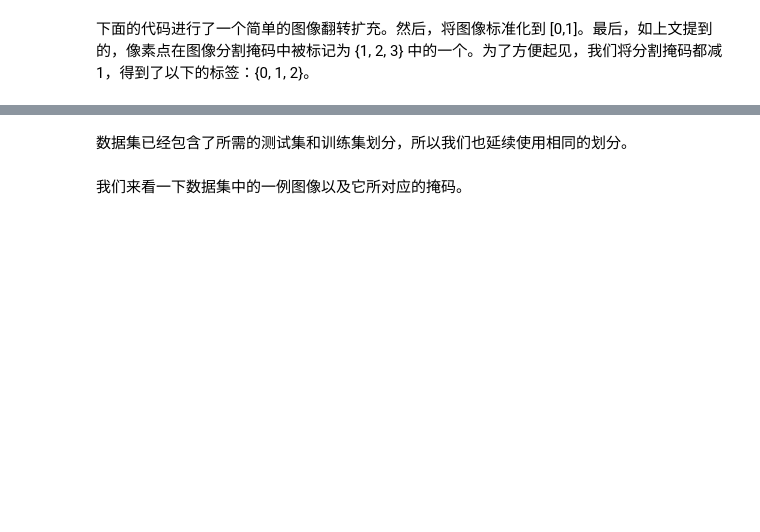
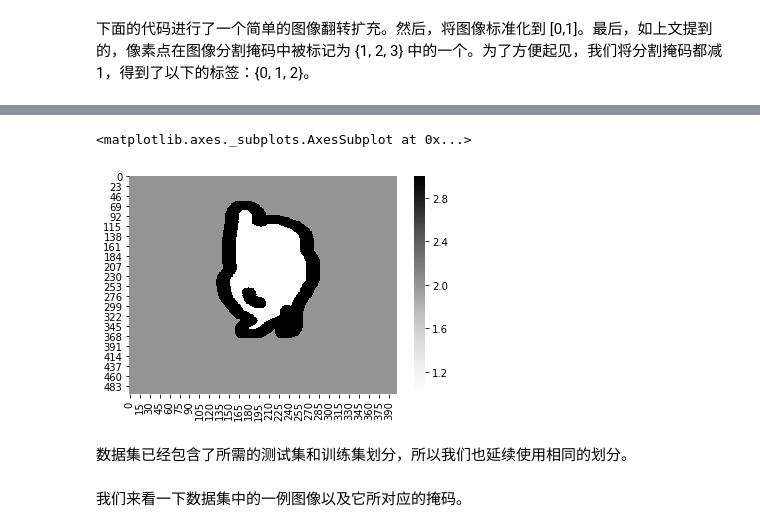
Before and after one commit to wangjianshou/Blog, a Jupyter notebook: cn_segmentation.ipynb.ipynb, the cells around one changed output, grey strips where cells are left out. Drawn from its saved outputs; the diff is of its cells as text; code cells hidden in the pictures; blank space fills up the shorter version.

```diff
--- a/cn_segmentation.ipynb.ipynb
+++ b/cn_segmentation.ipynb.ipynb
@@ -69,0 +88,2 @@ dataset, info = tfds.load('oxford_iiit_pet:3.1.0', with_info=True)
+# %%
+mask = list(a.as_numpy_iterator())[0]['segmentation_mask']
@@ -70,3 +95,8 @@ dataset, info = tfds.load('oxford_iiit_pet:3.1.0', with_info=True)
+# %%
+sns.heatmap(mask[:,:,0], cmap=plt.cm.Greys)
+# %% [output]
+<matplotlib.axes._subplots.AxesSubplot at 0x...>
+[figure, added]
 # %%
 def normalize(input_image, input_mask):
   input_image = tf.cast(input_image, tf.float32)/255.0
```
Also changed, not shown: parts of 10 cells of this notebook, 4 other files.
